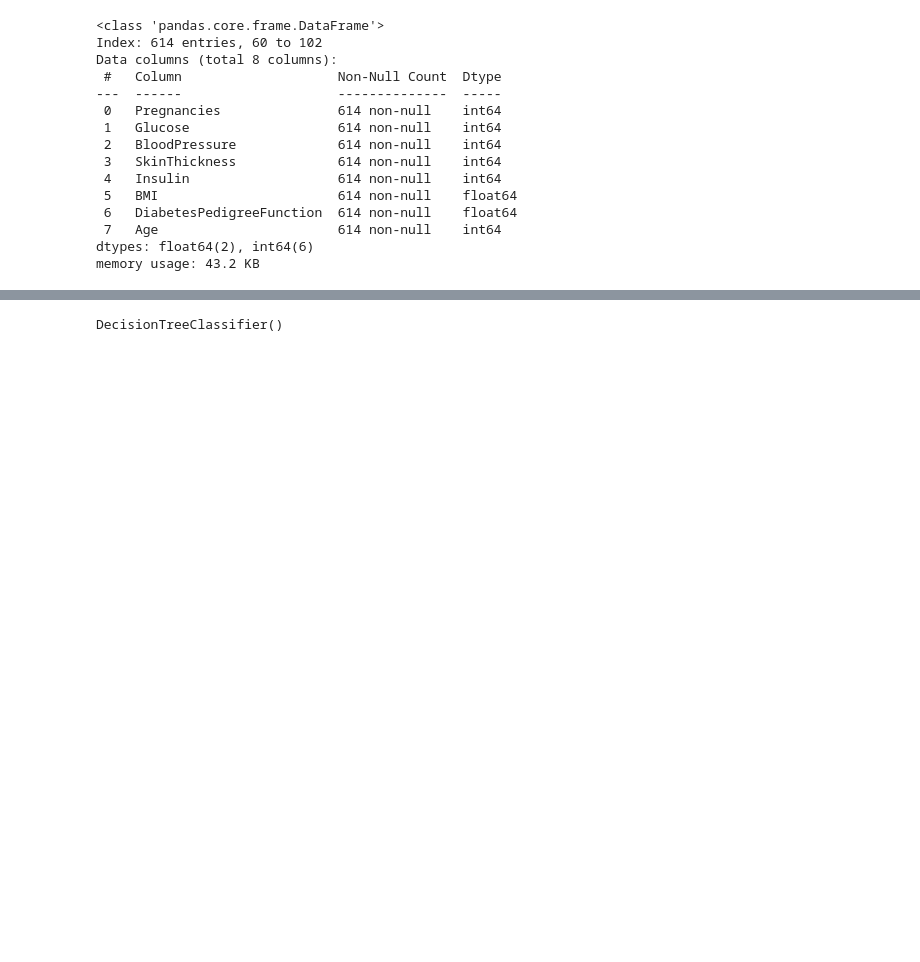
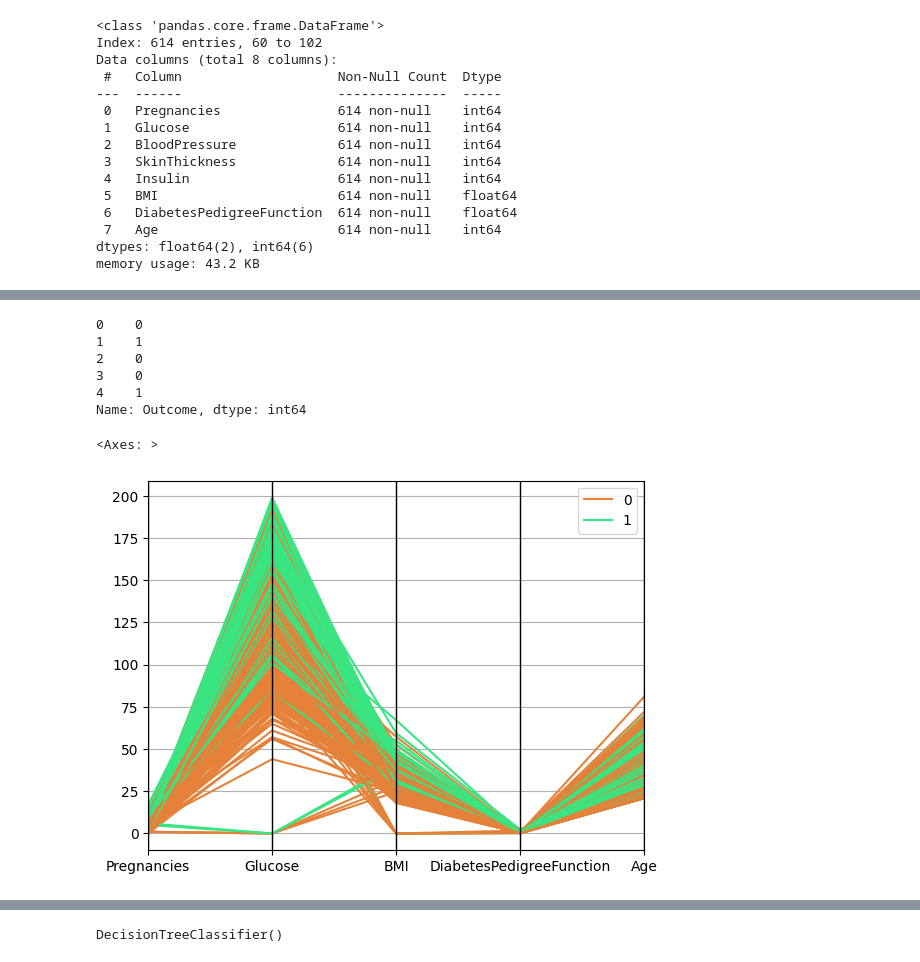
Before and after one commit to emilceinfante/Arboles_decision, a Jupyter notebook: src/explore.ipynb, the cells around one changed output, grey strips where cells are left out. Saved outputs shown, nothing was run; the diff lists cells and outputs as text; code cells hidden in the pictures; blank space fills up the shorter version.

```diff
--- a/src/explore.ipynb
+++ b/src/explore.ipynb
@@ -395,0 +430,16 @@ X_train.shape
+# %%
+y_train.head()
+# %% [output]
+0    0
+1    1
+2    0
+3    0
+4    1
+Name: Outcome, dtype: int64
+# %%
+total_data = X_train
+total_data["Outcome"] = y_train
+pd.plotting.parallel_coordinates(total_data, "Outcome", color = ("#E58139", "#39E581", "#8139E5"))
+# %% [output]
+<Axes: >
+[figure, added]
```
Also changed, not shown: parts of 42 cells of this notebook, 1 other file.
